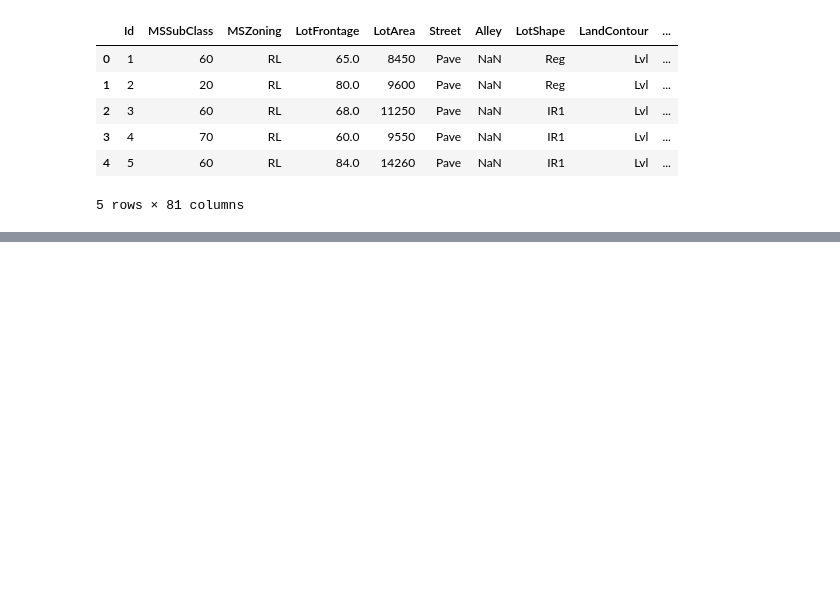
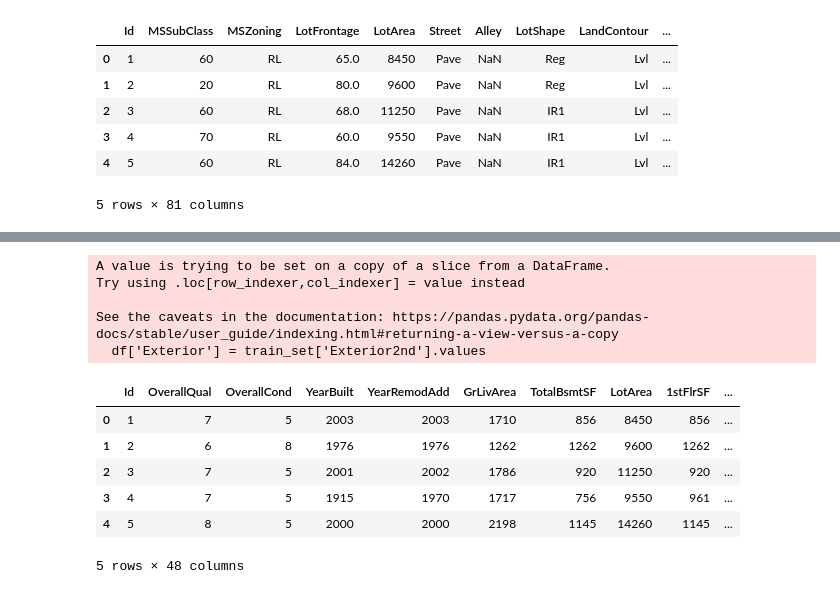
Before and after one commit to superMass14/immoSense, a Jupyter notebook: notebook/main.ipynb, the cells around one changed output, grey strips where cells are left out. Drawn from its saved outputs; the diff is of its cells as text; code cells hidden in the pictures; blank space fills up the shorter version.

```diff
--- a/notebook/main.ipynb
+++ b/notebook/main.ipynb
@@ -13,0 +152,16 @@ train_set.head()
+# %%
+df['Exterior'] = train_set['Exterior2nd'].values
+df.head()
+# %% [output]
+A value is trying to be set on a copy of a slice from a DataFrame.
+Try using .loc[row_indexer,col_indexer] = value instead
+
+See the caveats in the documentation: https://pandas.pydata.org/pandas-docs/stable/user_guide/indexing.html#returning-a-view-versus-a-copy
+  df['Exterior'] = train_set['Exterior2nd'].values
+|  | Id | OverallQual | OverallCond | YearBuilt | YearRemodAdd | GrLivArea | TotalBsmtSF | LotArea | 1stFlrSF | ... |
+| 0 | 1 | 7 | 5 | 2003 | 2003 | 1710 | 856 | 8450 | 856 | ... |
+| 1 | 2 | 6 | 8 | 1976 | 1976 | 1262 | 1262 | 9600 | 1262 | ... |
+| 2 | 3 | 7 | 5 | 2001 | 2002 | 1786 | 920 | 11250 | 920 | ... |
+| 3 | 4 | 7 | 5 | 1915 | 1970 | 1717 | 756 | 9550 | 961 | ... |
+| 4 | 5 | 8 | 5 | 2000 | 2000 | 2198 | 1145 | 14260 | 1145 | ... |
+5 rows × 48 columns
```
Also changed, not shown: parts of 7 cells of this notebook.
